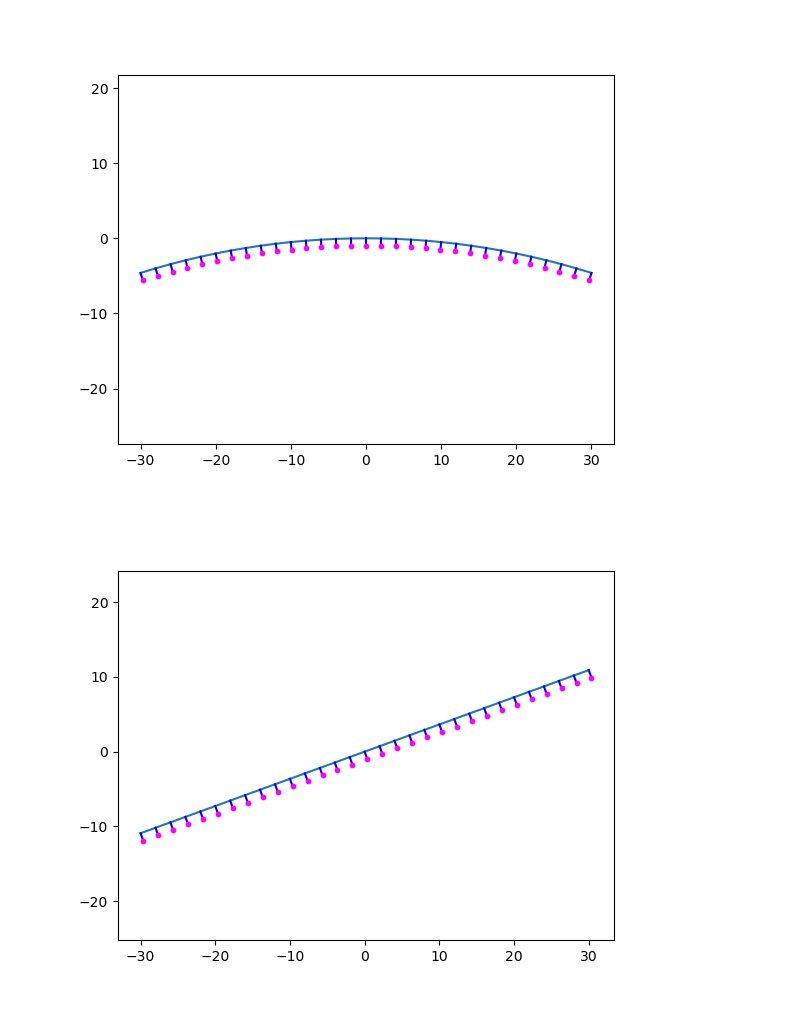
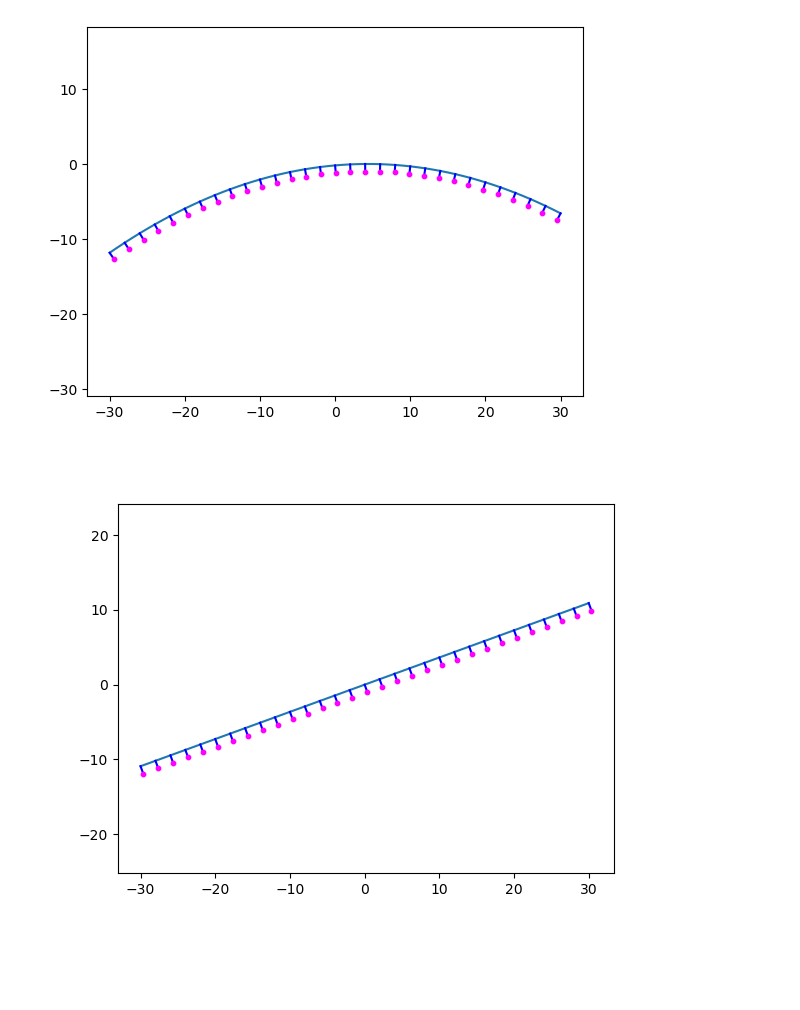
Before and after one commit to ellenle3/ifugen, a Jupyter notebook: python/surface_generator.ipynb, the cells around one changed output. Saved outputs shown, nothing was run; the diff lists cells and outputs as text; code cells hidden in the pictures; blank space fills up the shorter version.

```diff
--- a/python/surface_generator.ipynb
+++ b/python/surface_generator.ipynb
@@ -202,38 +245,38 @@ surface_norm_func = conic_3d_surface_normal
 
 xs = np.linspace(-30,30,100)
 y0 = 0
-r = 100
+r = 50
 c = -1/r
-k = 0
+k = -1
 alpha = 0
-beta = 0
+beta = 10
 gamma = 0
 
 surface = sag_func(xs, y0, c, k, alpha, beta, gamma)
 
 #print(conic_3d_sag_critical_x_y(c, k, 0, 2, gamma))
 
 
 #idx = np.argmin(surface)
 #print(xs[idx])
 
 plt.figure()
 plt.plot(xs, surface)
 
 for xtest in np.arange(-30, 30.1, 2):
     nx, ny, nz = surface_norm_func(xtest, y0, c, k, alpha, beta, gamma)
     ztest = sag_func(xtest, y0, c, k, alpha, beta, gamma)
     plt.plot([xtest, xtest+nx], [ztest, ztest+nz], c='b')
     plt.scatter([xtest+nx], [ztest+nz], c='fuchsia', s=10, zorder=10)
     #plt.plot([xtest, xtest-c*xtest], [ztest, ztest+1-c*ztest], c='r')
 plt.plot()
 plt.axis("equal")
 #plt.plot([xtest, xtest-c*xtest], [ztest, ztest+1-c*ztest], c='r')
 #plt.ylim(-1,4)
 #plt.scatter(xs[idx], surface[idx], c='r')
 plt.show()
 # %% [output]
-[figure, old version]
+[figure, new version]
 # %%
 ys = np.linspace(-30,30,100)
 x0 = 0
```
Also changed, not shown: parts of 6 cells of this notebook, 5 other files.
